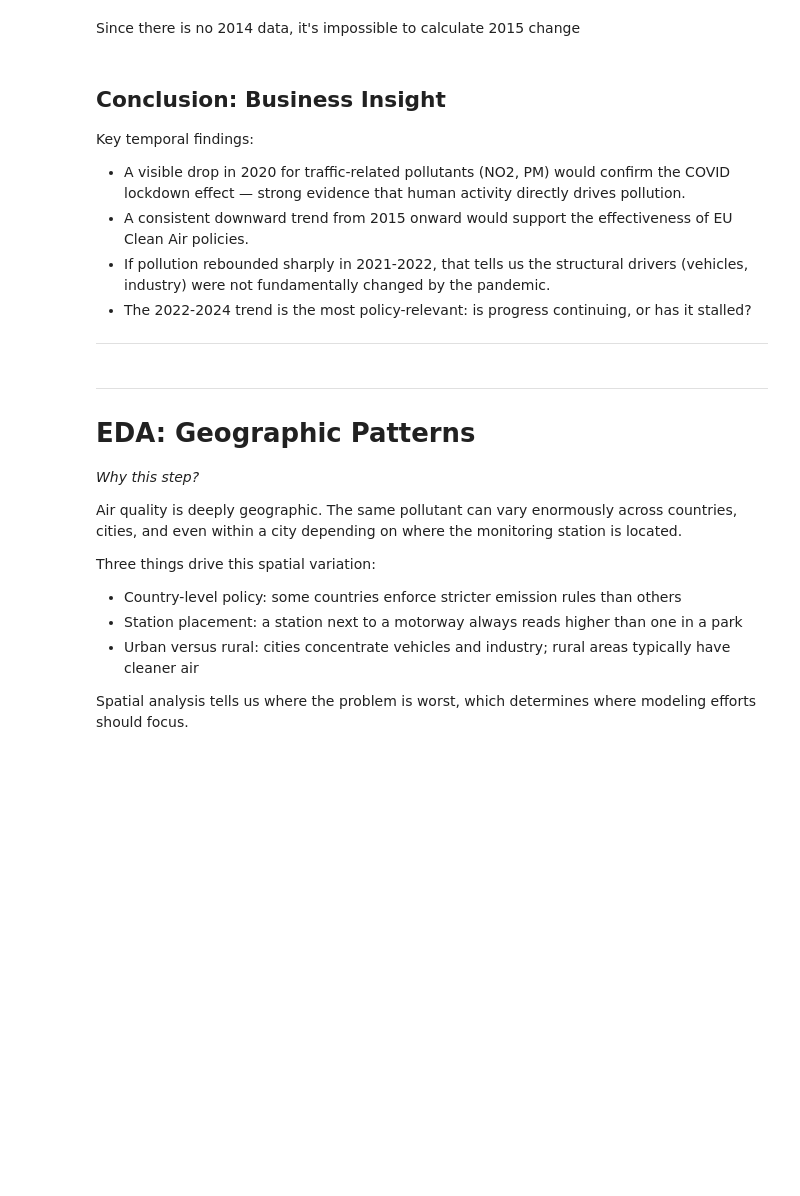
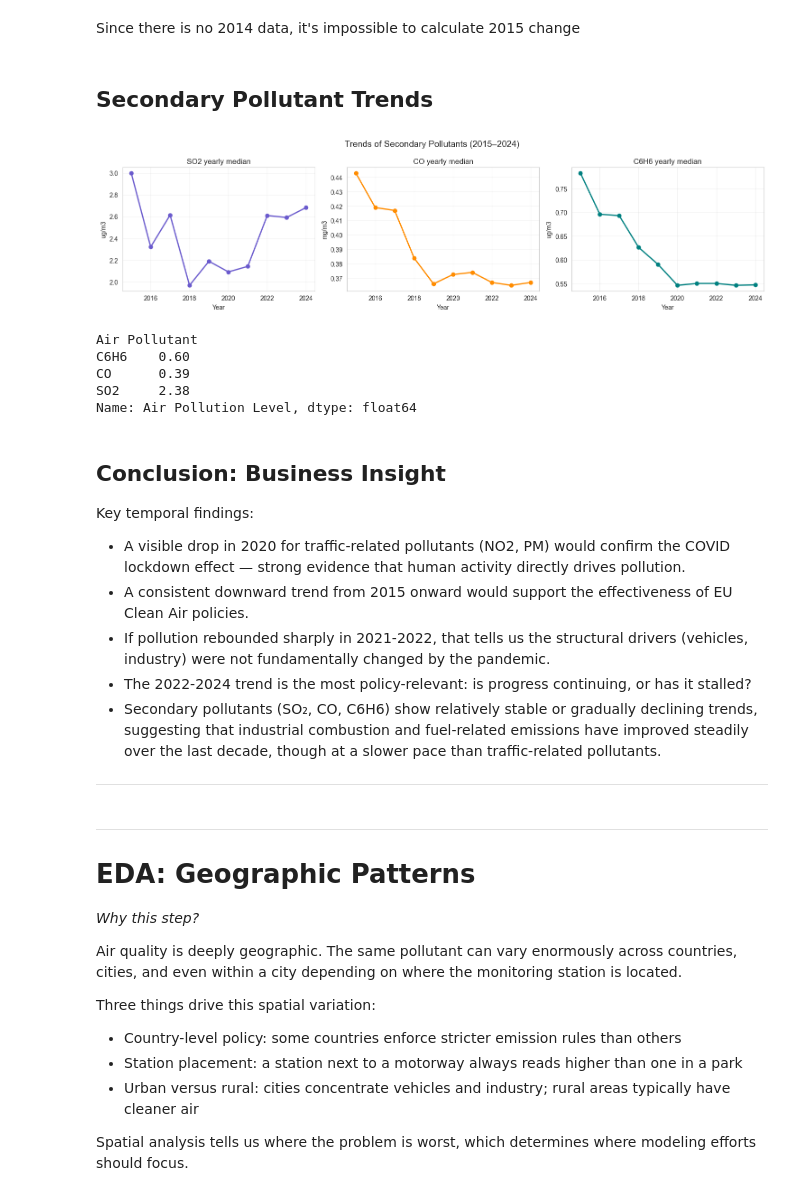
Before and after one commit to yelenashabanova/GrandChallengeAccenture, a Jupyter notebook: main.ipynb, the cells around one changed output. Drawn from its saved outputs; the diff is of its cells as text; code cells hidden in the pictures; blank space fills up the shorter version.

Commit message:
included secondary pollutants in some parts and their graphs pictures

```diff
--- a/main.ipynb
+++ b/main.ipynb
@@ -537,5 +732,64 @@ print(YoY.pivot(index='Year', columns='Pollutant', values='YoY Change %').round(
 # %% [markdown]
 Since there is no 2014 data, it's impossible to calculate 2015 change
+# %% [markdown]
+## Secondary Pollutant Trends
+# %%
+colors = {
+    "SO2": "slateblue",
+    "CO": "darkorange",
+    "C6H6": "teal"
+}
+
+fig, axes = plt.subplots(1, 3, figsize=(15, 4), sharex=True)
+
+for ax, pollutant in zip(axes, secondary_pollutants):
+
+    subset = secondary_trend[
+        secondary_trend["Air Pollutant"] == pollutant
+    ].sort_values("Year")
+
+    ax.plot(
+        subset["Year"],
+        subset["Air Pollution Level"],
+        marker="o",
+        linewidth=2,
+        color=colors[pollutant]
+    )
+
+    unit = (
+        df_extended[df_extended["Air Pollutant"] == pollutant]
+        ["Unit Of Air Pollution Level"]
+        .dropna()
+        .mode()
+    )
+
+    unit_text = unit.iloc[0] if len(unit) > 0 else ""
+
+    ax.set_title(f"{pollutant} yearly median")
+    ax.set_xlabel("Year")
+    ax.set_ylabel(unit_text)
+    ax.grid(alpha=0.3)
+
+plt.suptitle("Trends of Secondary Pollutants (2015–2024)", fontsize=14)
+plt.tight_layout()
+plt.savefig("images/YoY_secondary_pollutans_median.png", dpi=300)
+plt.show()
+
+secondary_summary = (
+    df_extended[df_extended["Air Pollutant"].isin(secondary_pollutants)]
+    .groupby("Air Pollutant")["Air Pollution Level"]
+    .median()
+    .round(2)
+)
+secondary_summary.to_csv("images/YoY_secondary_pollutans_median.csv")
+secondary_summary
+# %% [output]
+[figure, added]
+Air Pollutant
+C6H6    0.60
+CO      0.39
+SO2     2.38
+Name: Air Pollution Level, dtype: float64
 # %% [markdown]
 ## Conclusion: Business Insight
 
@@ -545,6 +799,7 @@ Key temporal findings:
 - A consistent downward trend from 2015 onward would support the effectiveness of EU Clean Air policies.
 - If pollution rebounded sharply in 2021-2022, that tells us the structural drivers (vehicles, industry) were not fundamentally changed by the pandemic.
 - The 2022-2024 trend is the most policy-relevant: is progress continuing, or has it stalled?
+- Secondary pollutants (SO₂, CO, C6H6) show relatively stable or gradually declining trends, suggesting that industrial combustion and fuel-related emissions have improved steadily over the last decade, though at a slower pace than traffic-related pollutants.
 
 ---
 # %% [markdown]
```
Also changed, not shown: parts of 39 cells of this notebook, 23 other files.
